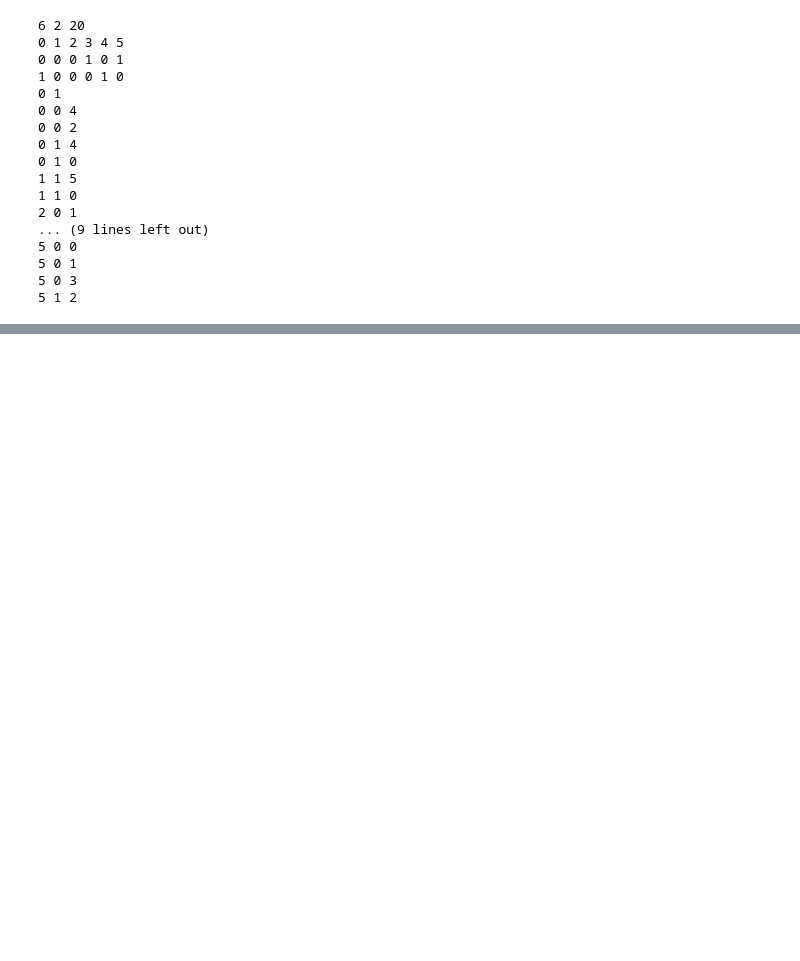
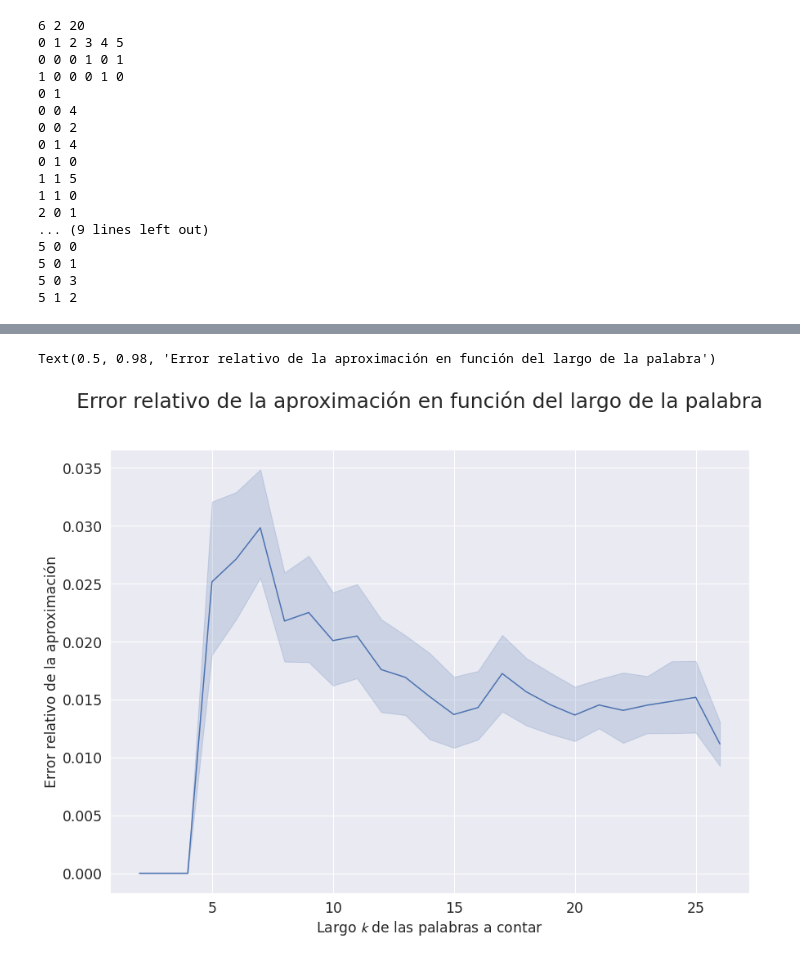
Before and after one commit to viantirreau/count-nfa, a Jupyter notebook: cpp_bindings.ipynb, the cells around one changed output, grey strips where cells are left out. Saved outputs shown, nothing was run; the diff lists cells and outputs as text; code cells hidden in the pictures; blank space fills up the shorter version.

```diff
--- a/cpp_bindings.ipynb
+++ b/cpp_bindings.ipynb
@@ -296,0 +412,8 @@ print(rand_nfa.to_text())
+# %%
+sns.lineplot(data=df, x="str_len", y="rel_error")
+plt.ylabel("Error relativo de la aproximación")
+plt.xlabel("Largo $\mathcal{k}$ de las palabras a contar")
+plt.suptitle("Error relativo de la aproximación en función del largo de la palabra", fontsize=25)
+# %% [output]
+Text(0.5, 0.98, 'Error relativo de la aproximación en función del largo de la palabra')
+[figure, added]
```
Also changed, not shown: parts of 13 cells of this notebook, 1 other file.
